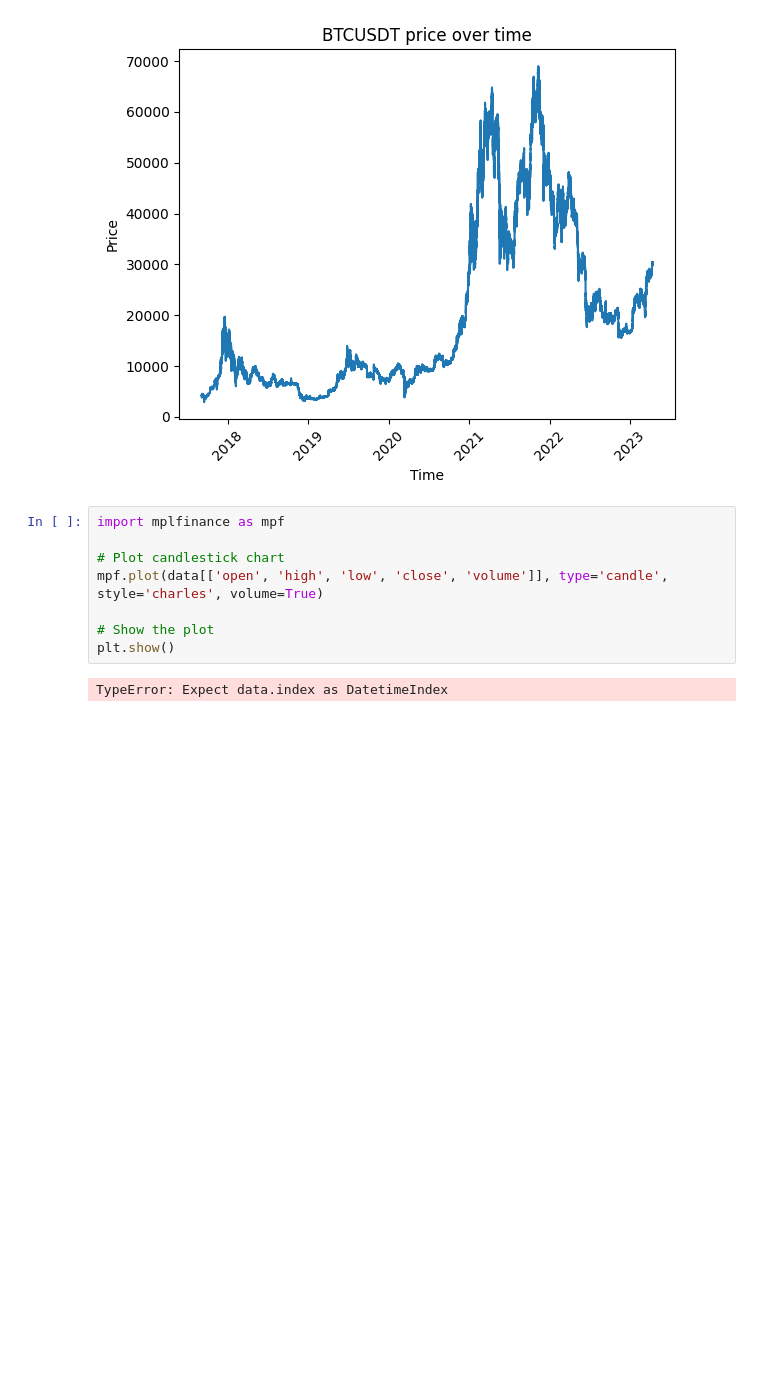
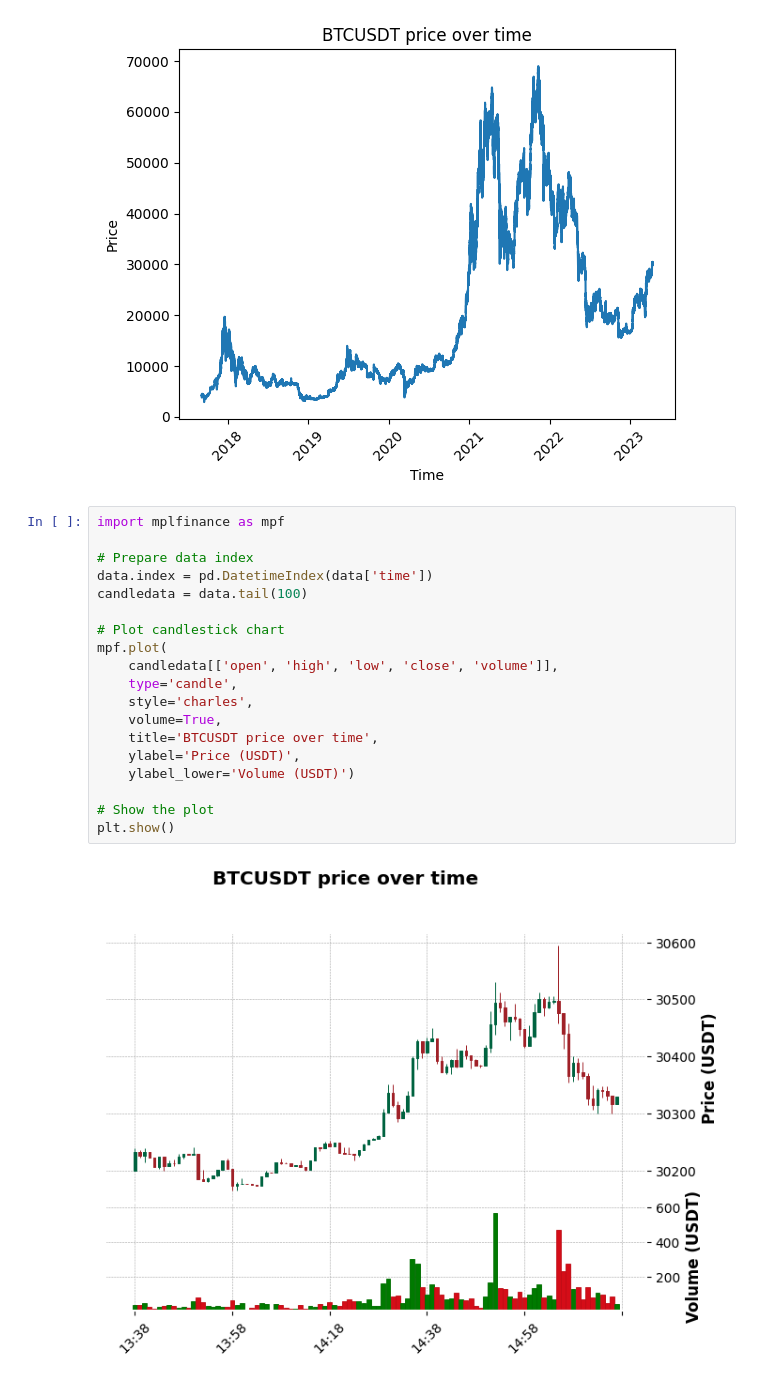
Before and after one commit to IhorRod/TechAnalysis-methods, a Jupyter notebook: notebooks/PZ1.ipynb, the cells around one changed output. Drawn from its saved outputs; the diff is of its cells as text; blank space fills up the shorter version.

```diff
--- a/notebooks/PZ1.ipynb
+++ b/notebooks/PZ1.ipynb
@@ -99,10 +100,21 @@ plt.show()
 # %%
 import mplfinance as mpf
 
+# Prepare data index
+data.index = pd.DatetimeIndex(data['time'])
+candledata = data.tail(100)
+
 # Plot candlestick chart
-mpf.plot(data[['open', 'high', 'low', 'close', 'volume']], type='candle', style='charles', volume=True)
+mpf.plot(
+    candledata[['open', 'high', 'low', 'close', 'volume']],
+    type='candle',
+    style='charles',
+    volume=True,
+    title='BTCUSDT price over time',
+    ylabel='Price (USDT)',
+    ylabel_lower='Volume (USDT)')
 
 # Show the plot
 plt.show()
 # %% [output]
-TypeError: Expect data.index as DatetimeIndex
+[figure, added]
```
Also changed, not shown: parts of 14 cells of this notebook.
